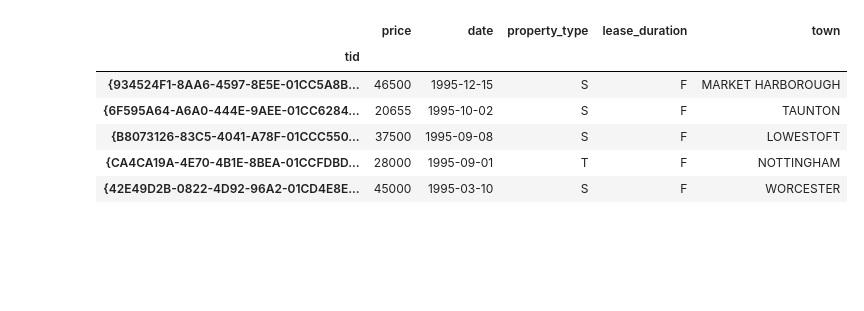
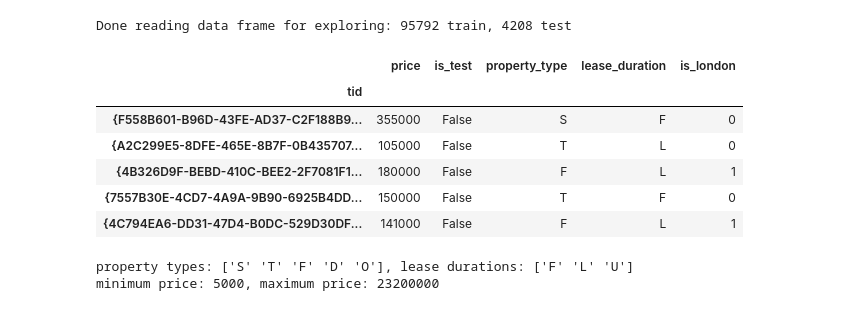
Before and after one commit to anokhin/anokhin.github.io, a Jupyter notebook: notebooks/amazon/amazon_hw_anokhin.ipynb, the cells around one changed output. Drawn from its saved outputs; the diff is of its cells as text; code cells hidden in the pictures; blank space fills up the shorter version.

```diff
--- a/notebooks/amazon/amazon_hw_anokhin.ipynb
+++ b/notebooks/amazon/amazon_hw_anokhin.ipynb
@@ -3,43 +85,55 @@ import pandas as pd
 # %%
 column_names = [
     "tid",
     "price",
-    "date",
+    "is_test",
     "postcode",
     "property_type",
     "old_new",
     "lease_duration",
     "paon",
     "saon",
     "street",
     "locality",
-    "town",
+    "is_london",
     "district",
     "county",
     "ppd",
     "status"
 ]
 
-df_reader = pd.read_csv(
-    "/Users/anokhin/Downloads/pp-complete.csv",
+df_explore = pd.read_csv(
+    "/Users/anokhin/Downloads/pp-complete-shuf.csv",
     header=None,
     names=column_names,
     index_col=0,
-    parse_dates=["date"],
-    usecols=["tid", "price", "date", "property_type", "lease_duration", "town"],
-    chunksize=10
+    usecols=["tid", "price", "is_test", "property_type", "lease_duration", "is_london"],
+    nrows=1e+5,
+    converters={
+        "is_london": lambda s: int("london" in s.lower()),
+        "is_test": lambda d: du.parser.parse(d).year >= 2015
+    }
 )
 
-for i, chunk in enumerate(df_reader):
-    if i == 1:
-        break
+print "Done reading data frame for exploring: %d train, %d test" % (np.sum(np.logical_not(df_explore["is_test"])), np.sum(df_explore["is_test"]))
 
-chunk.head()
+df_explore.head()
 # %% [output]
+Done reading data frame for exploring: 95792 train, 4208 test
-|  | price | date | property_type | lease_duration | town |
+|  | price | is_test | property_type | lease_duration | is_london |
 | tid |  |  |  |  |  |
-| {934524F1-8AA6-4597-8E5E-01CC5A8B... | 46500 | 1995-12-15 | S | F | MARKET HARBOROUGH |
-| {6F595A64-A6A0-444E-9AEE-01CC6284... | 20655 | 1995-10-02 | S | F | TAUNTON |
-| {B8073126-83C5-4041-A78F-01CCC550... | 37500 | 1995-09-08 | S | F | LOWESTOFT |
-| {CA4CA19A-4E70-4B1E-8BEA-01CCFDBD... | 28000 | 1995-09-01 | T | F | NOTTINGHAM |
-| {42E49D2B-0822-4D92-96A2-01CD4E8E... | 45000 | 1995-03-10 | S | F | WORCESTER |
+| {F558B601-B96D-43FE-AD37-C2F188B9... | 355000 | False | S | F | 0 |
+| {A2C299E5-8DFE-465E-8B7F-0B435707... | 105000 | False | T | L | 0 |
+| {4B326D9F-BEBD-410C-BEE2-2F7081F1... | 180000 | False | F | L | 1 |
+| {7557B30E-4CD7-4A9A-9B90-6925B4DD... | 150000 | False | T | F | 0 |
+| {4C794EA6-DD31-47D4-B0DC-529D30DF... | 141000 | False | F | L | 1 |
+# %%
+property_types = pd.unique(df_explore["property_type"])
+lease_durations = pd.unique(df_explore["lease_duration"])
+print "property types: %s, lease durations: %s" % (property_types, lease_durations)
+
+min_price, max_price = df_explore["price"].min(), df_explore["price"].max()
+print "minimum price: %d, maximum price: %d" % (min_price, max_price)
+# %% [output]
+property types: ['S' 'T' 'F' 'D' 'O'], lease durations: ['F' 'L' 'U']
+minimum price: 5000, maximum price: 23200000
```
Also changed, not shown: parts of 21 cells of this notebook, 5 other files.
